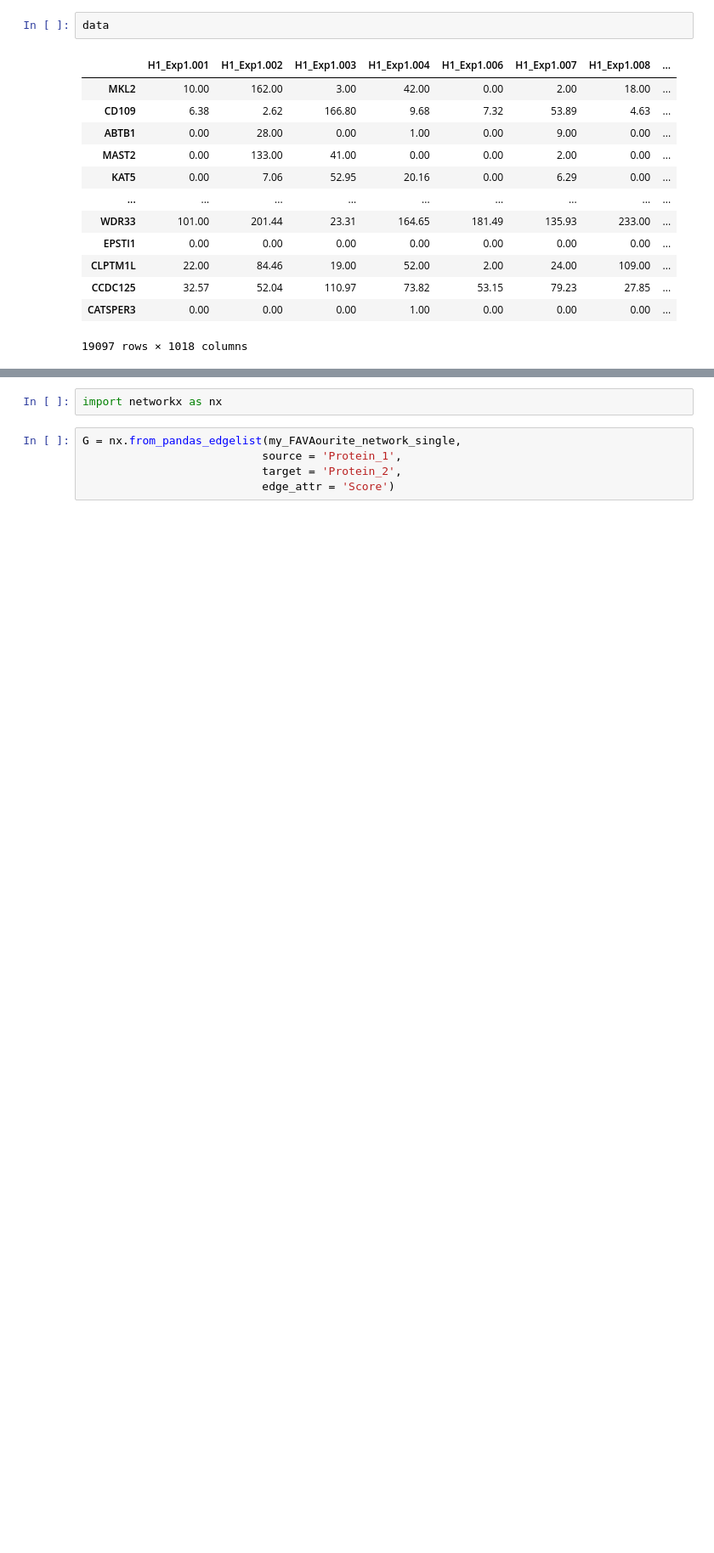
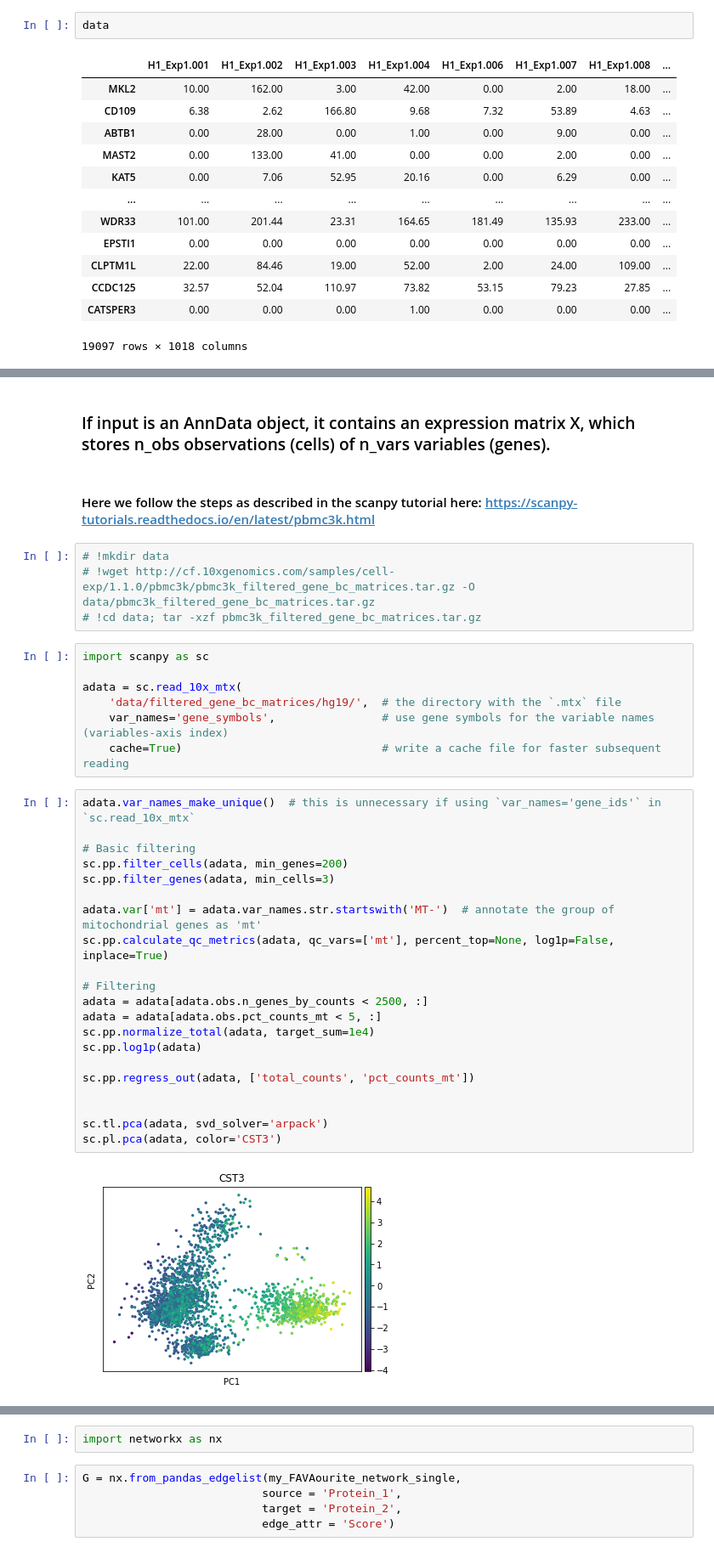
Before and after one commit to mikelkou/fava, a Jupyter notebook: How_to_use_favapy_in_a_notebook.ipynb, the cells around one changed output, grey strips where cells are left out. Shown at 85% size. Saved outputs shown, nothing was run; the diff lists cells and outputs as text; blank space fills up the shorter version.

Commit message:
Update: favapy takes as input anndata or a counts matrix

```diff
--- a/How_to_use_favapy_in_a_notebook.ipynb
+++ b/How_to_use_favapy_in_a_notebook.ipynb
@@ -68,0 +48,38 @@ my_FAVAourite_network
+# %% [markdown]
+### If input is an AnnData object, it contains an expression matrix X, which stores n_obs observations (cells) of n_vars variables (genes).
+# %% [markdown]
+#### Here we follow the steps as described in the scanpy tutorial here: https://scanpy-tutorials.readthedocs.io/en/latest/pbmc3k.html
+# %%
+# !mkdir data
+# !wget http://cf.10xgenomics.com/samples/cell-exp/1.1.0/pbmc3k/pbmc3k_filtered_gene_bc_matrices.tar.gz -O data/pbmc3k_filtered_gene_bc_matrices.tar.gz
+# !cd data; tar -xzf pbmc3k_filtered_gene_bc_matrices.tar.gz
+# %%
+import scanpy as sc
+
+adata = sc.read_10x_mtx(
+    'data/filtered_gene_bc_matrices/hg19/',  # the directory with the `.mtx` file
+    var_names='gene_symbols',                # use gene symbols for the variable names (variables-axis index)
+    cache=True)                              # write a cache file for faster subsequent reading
+# %%
+adata.var_names_make_unique()  # this is unnecessary if using `var_names='gene_ids'` in `sc.read_10x_mtx`
+
+# Basic filtering
+sc.pp.filter_cells(adata, min_genes=200)
+sc.pp.filter_genes(adata, min_cells=3)
+
+adata.var['mt'] = adata.var_names.str.startswith('MT-')  # annotate the group of mitochondrial genes as 'mt'
+sc.pp.calculate_qc_metrics(adata, qc_vars=['mt'], percent_top=None, log1p=False, inplace=True)
+
+# Filtering
+adata = adata[adata.obs.n_genes_by_counts < 2500, :]
+adata = adata[adata.obs.pct_counts_mt < 5, :]
+sc.pp.normalize_total(adata, target_sum=1e4)
+sc.pp.log1p(adata)
+
+sc.pp.regress_out(adata, ['total_counts', 'pct_counts_mt'])
+
+
+sc.tl.pca(adata, svd_solver='arpack')
+sc.pl.pca(adata, color='CST3')
+# %% [output]
+[figure, added]
```
Also changed, not shown: parts of 28 cells of this notebook, 4 other files.
